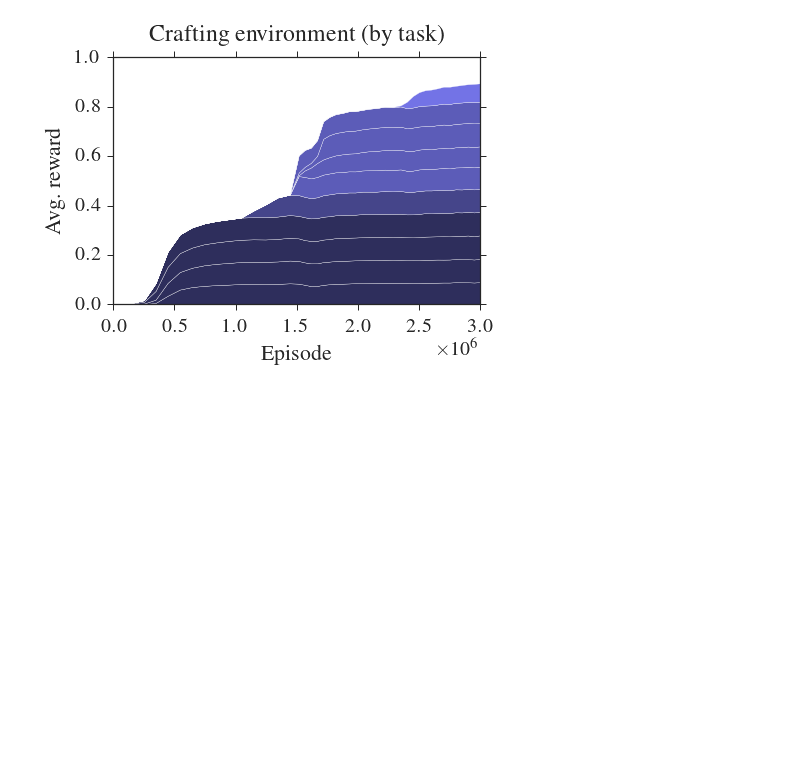
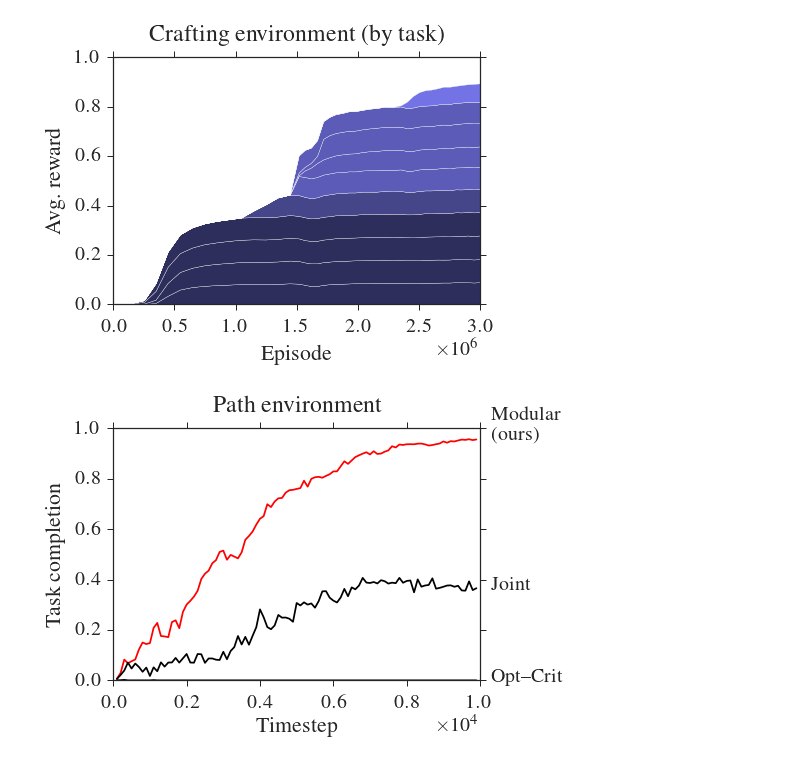
Before and after one commit to jacobandreas/psketch, a Jupyter notebook: experiments/figures.ipynb, the cells around one changed output. Drawn from its saved outputs; the diff is of its cells as text; code cells hidden in the pictures; blank space fills up the shorter version.

```diff
--- a/experiments/figures.ipynb
+++ b/experiments/figures.ipynb
@@ -185,3 +266,14 @@ plot_hist("Crafting environment (by task)", "craft_modular_state-baseline", 10,
 [figure]
 # %%
 #plot_hist("Maze environment (by task)", "light_modular", 10)
+# %%
+plot_wins("Path environment",
+    [
+     ("modular", ("Modular\n(ours)", "r", "-")),
+     #("indep", ("Indep.", "k", "-")),
+     ("joint", ("Joint", "k", "-")),
+     ("optcrit", ("Opt--Crit", "k", "-"))
+    ],
+    "path_win.pdf")
+# %% [output]
+[figure, added]
```
Also changed, not shown: parts of 2 cells of this notebook, 9 other files.
